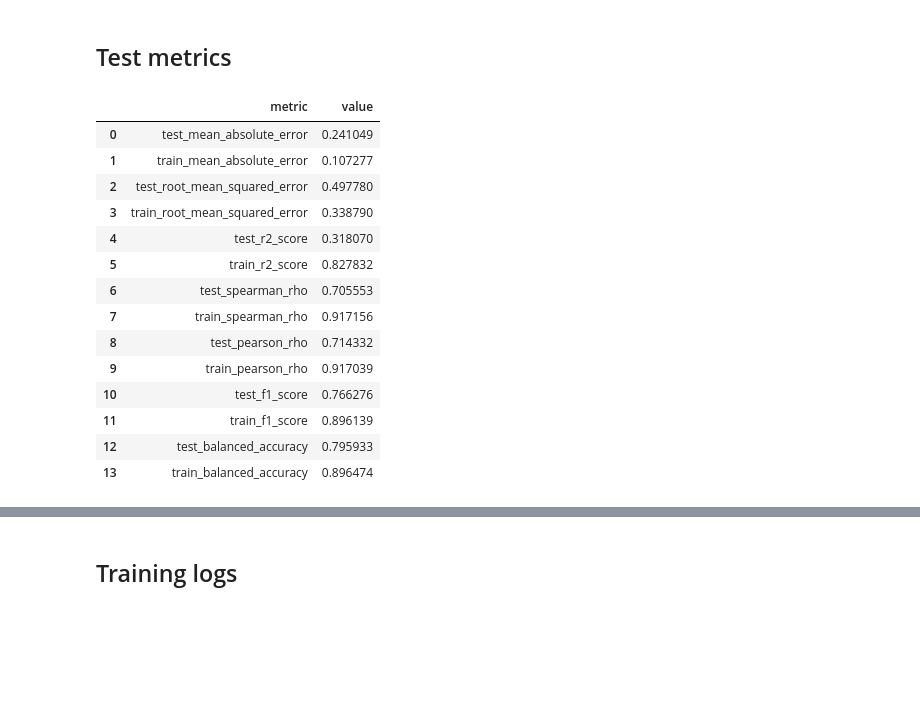
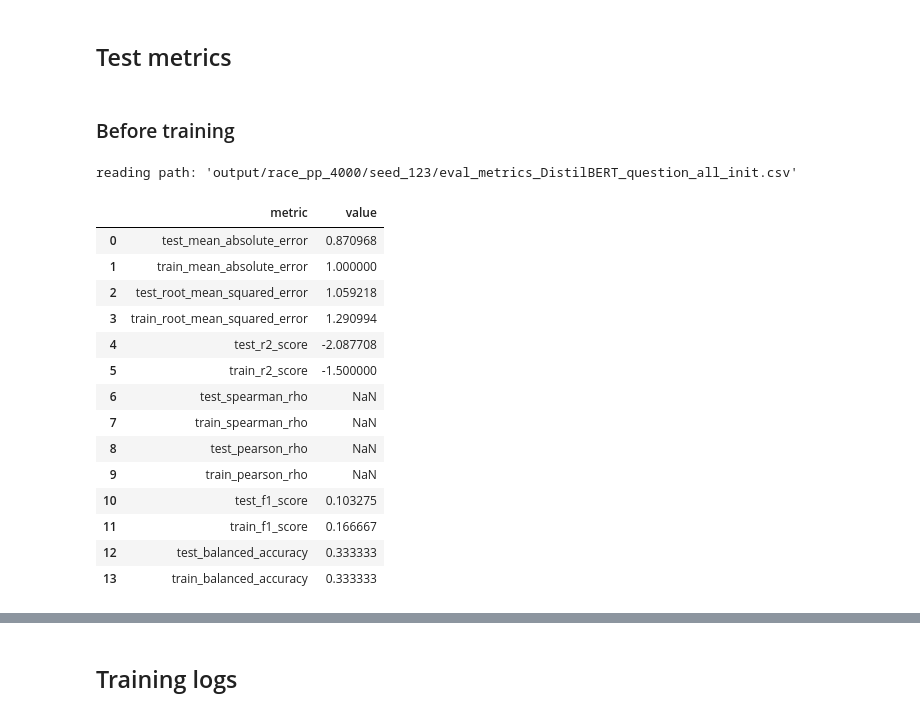
Before and after one commit to arthur-thuy/qdet-comparison, a Jupyter notebook: analysis.ipynb, the cells around one changed output, grey strips where cells are left out. Drawn from its saved outputs; the diff is of its cells as text; code cells hidden in the pictures; blank space fills up the shorter version.

Commit message:
eval before training

```diff
--- a/analysis.ipynb
+++ b/analysis.ipynb
@@ -16,35 +16,40 @@ encoding = "question_all"
 # %% [markdown]
 ## Test metrics
 # %%
-def get_metrics(dataset_name: str, model_name: str, encoding: Optional[str], seed: Optional[int]) -> pd.DataFrame:
+def get_metrics(dataset_name: str, model_name: str, encoding: Optional[str], seed: Optional[int], init: bool = False) -> pd.DataFrame:
     """Read metrics from output directory and return as a dataframe."""
     if seed is None:
         output_dir = os.path.join('output', dataset_name)
     else:
         output_dir = os.path.join('output', dataset_name, 'seed_' + str(seed))
 
-    if encoding is None:
-        metrics = pd.read_csv(os.path.join(output_dir, 'eval_metrics_' + model_name + '.csv'))
-    else:
-        metrics = pd.read_csv(os.path.join(output_dir, 'eval_metrics_' + model_name + '_' + encoding + '.csv'))
+    init_str = "_init" if init else ""
+    encoding_str = f"_{encoding}" if encoding is not None else ""
+    read_path = os.path.join(output_dir, f"eval_metrics_{model_name}{encoding_str}{init_str}.csv")
+    print(f"reading path: '{read_path}'")
+
+    metrics = pd.read_csv(read_path)
     metrics = metrics.transpose().reset_index().rename(columns={'index': 'metric', 0: 'value'})
     return metrics
-
-metrics = get_metrics(dataset_name, model_name, encoding, seed)
-metrics
-# %% [output]
-|  | metric | value |
-| 0 | test_mean_absolute_error | 0.241049 |
-| 1 | train_mean_absolute_error | 0.107277 |
-| 2 | test_root_mean_squared_error | 0.497780 |
-| 3 | train_root_mean_squared_error | 0.338790 |
-| 4 | test_r2_score | 0.318070 |
-| 5 | train_r2_score | 0.827832 |
-| 6 | test_spearman_rho | 0.705553 |
-| 7 | train_spearman_rho | 0.917156 |
-| 8 | test_pearson_rho | 0.714332 |
-| 9 | train_pearson_rho | 0.917039 |
-| 10 | test_f1_score | 0.766276 |
-| 11 | train_f1_score | 0.896139 |
-| 12 | test_balanced_accuracy | 0.795933 |
-| 13 | train_balanced_accuracy | 0.896474 |
+# %% [markdown]
+### Before training
+# %%
+metrics_init = get_metrics(dataset_name, model_name, encoding, seed, init=True)
+metrics_init
+# %% [output]
+reading path: 'output/race_pp_4000/seed_123/eval_metrics_DistilBERT_question_all_init.csv'
+|  | metric | value |
+| 0 | test_mean_absolute_error | 0.870968 |
+| 1 | train_mean_absolute_error | 1.000000 |
+| 2 | test_root_mean_squared_error | 1.059218 |
+| 3 | train_root_mean_squared_error | 1.290994 |
+| 4 | test_r2_score | -2.087708 |
+| 5 | train_r2_score | -1.500000 |
+| 6 | test_spearman_rho | NaN |
+| 7 | train_spearman_rho | NaN |
+| 8 | test_pearson_rho | NaN |
+| 9 | train_pearson_rho | NaN |
+| 10 | test_f1_score | 0.103275 |
+| 11 | train_f1_score | 0.166667 |
+| 12 | test_balanced_accuracy | 0.333333 |
+| 13 | train_balanced_accuracy | 0.333333 |
```
Also changed, not shown: parts of 5 cells of this notebook, 1 other file.
